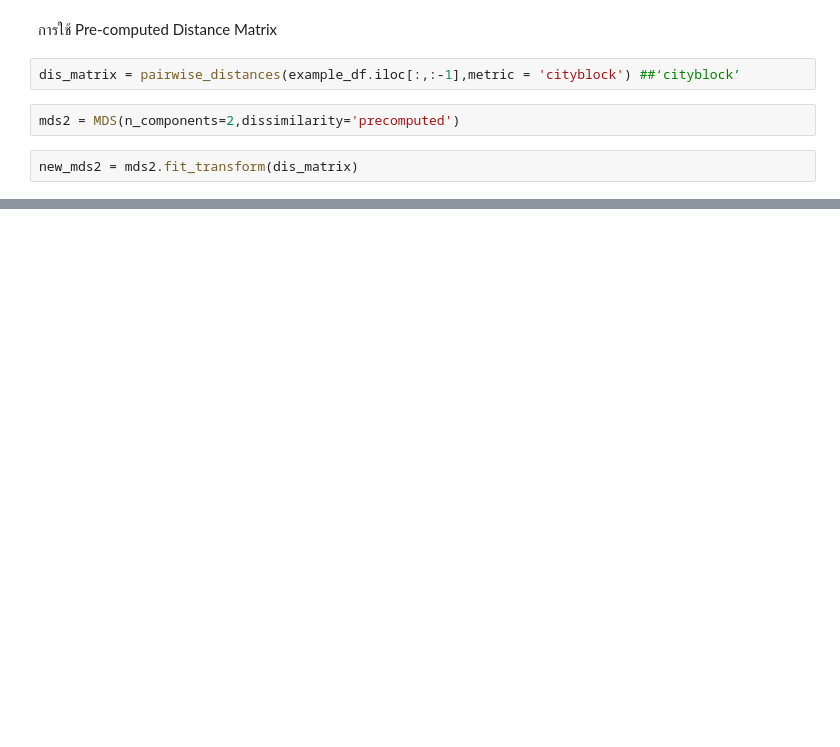
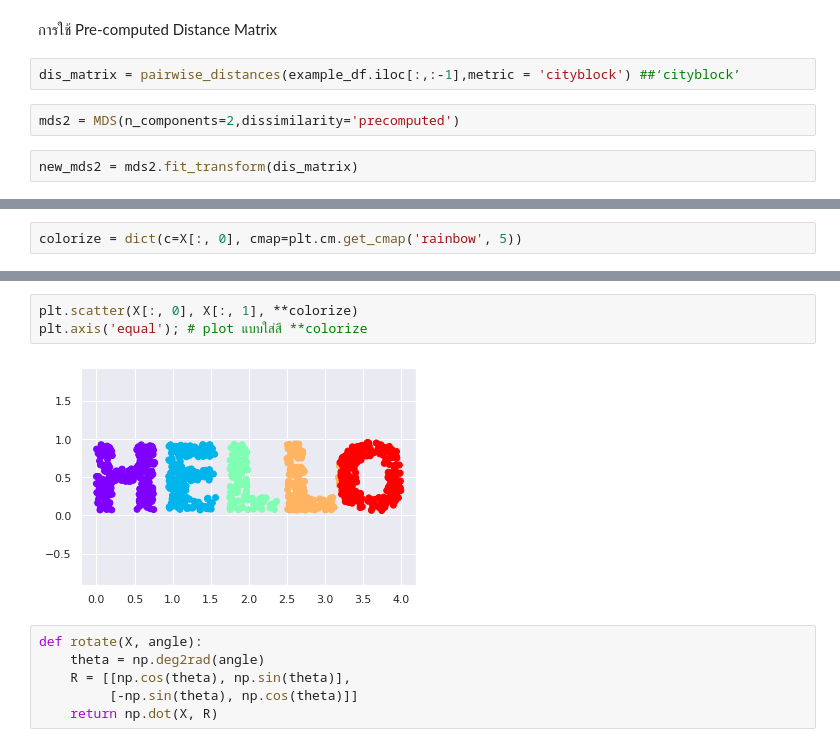
Before and after one commit to moneypitak/multivariate, a Jupyter notebook: Chapter_4_MDS.ipynb, the cells around one changed output, grey strips where cells are left out. Cells and saved outputs as stored; diff of their text form; blank space fills up the shorter version.

```diff
--- a/Chapter_4_MDS.ipynb
+++ b/Chapter_4_MDS.ipynb
@@ -135,0 +174,2 @@ plt.legend()
+# %%
+colorize = dict(c=X[:, 0], cmap=plt.cm.get_cmap('rainbow', 5))
@@ -135,0 +184,11 @@ plt.legend()
+# %%
+plt.scatter(X[:, 0], X[:, 1], **colorize)
+plt.axis('equal'); # plot แบบใส่สี **colorize
+# %% [output]
+[figure, added]
+# %%
+def rotate(X, angle):
+    theta = np.deg2rad(angle)
+    R = [[np.cos(theta), np.sin(theta)],
+         [-np.sin(theta), np.cos(theta)]]
+    return np.dot(X, R)
```
Also changed, not shown: parts of 34 cells of this notebook.
